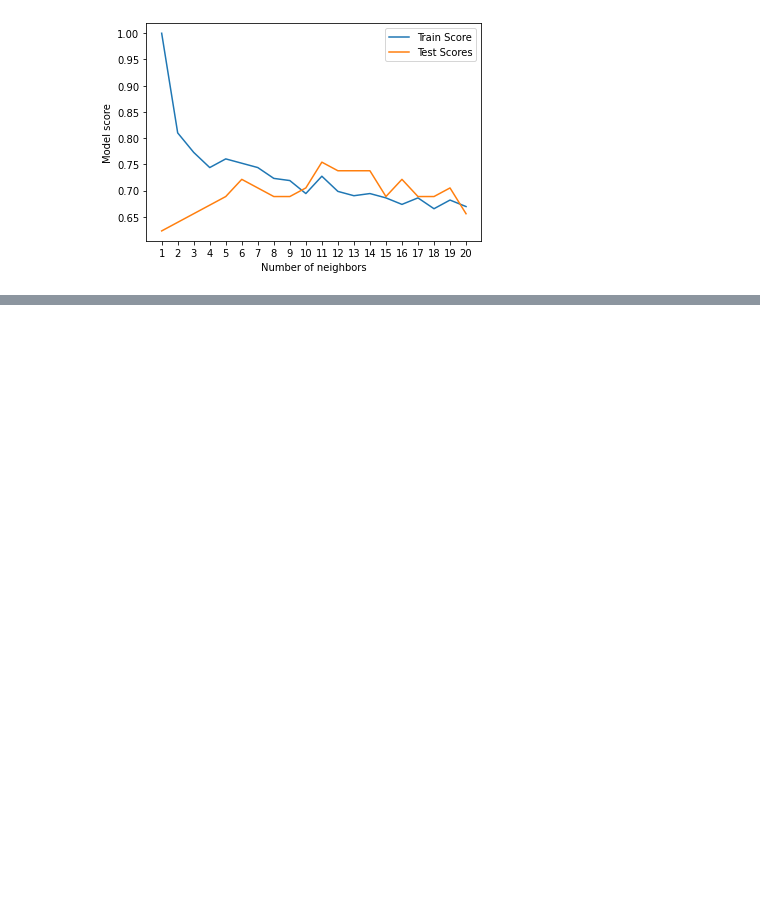
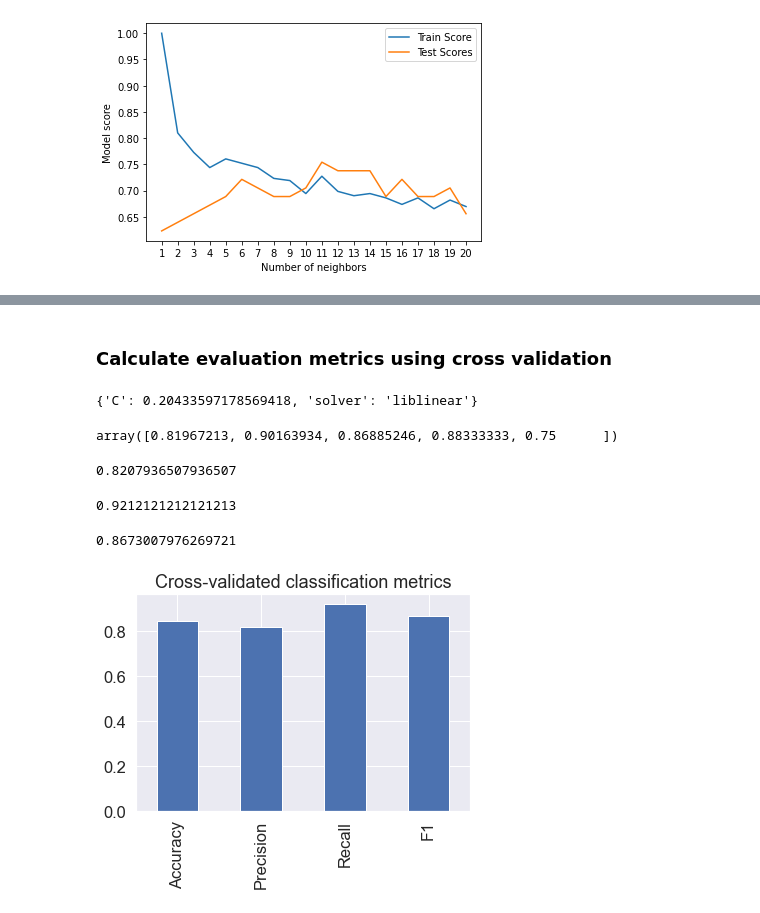
Before and after one commit to AbhishekChamp/Machine_Learning_ZTM, a Jupyter notebook: 02_Milestone_Project_1/end_to_end_heart_disease_classification.ipynb, the cells around one changed output, grey strips where cells are left out. Cells and saved outputs as stored; diff of their text form; code cells hidden in the pictures; blank space fills up the shorter version.

```diff
--- a/02_Milestone_Project_1/end_to_end_heart_disease_classification.ipynb
+++ b/02_Milestone_Project_1/end_to_end_heart_disease_classification.ipynb
@@ -473,0 +648,7 @@ Maximum KNN score on the train data: 100.00%
+# %% [markdown]
+### Calculate evaluation metrics using cross validation
+# %%
+# Check best parameters
+gs_log_reg.best_params_
+# %% [output]
+{'C': 0.20433597178569418, 'solver': 'liblinear'}
@@ -473,0 +658,6 @@ Maximum KNN score on the train data: 100.00%
+# %%
+# Cross-validated accuracy
+cv_acc = cross_val_score(clf, X, y, cv=5, scoring='accuracy')
+cv_acc
+# %% [output]
+array([0.81967213, 0.90163934, 0.86885246, 0.88333333, 0.75      ])
@@ -473,0 +666,35 @@ Maximum KNN score on the train data: 100.00%
+# %%
+# Cross-validated metrics
+def cross_val(scoring):
+    cv_metric = cross_val_score(clf, X, y, cv=5, scoring=scoring)
+    cv_metric = np.mean(cv_metric)
+    return cv_metric
+# %%
+# Cross-validated precision
+cv_precision = cross_val('precision')
+cv_precision
+# %% [output]
+0.8207936507936507
+# %%
+# Cross-validated recall
+cv_recall = cross_val('recall')
+cv_recall
+# %% [output]
+0.9212121212121213
+# %%
+# Cross-validated f1-score
+cv_f1 = cross_val('f1')
+cv_f1
+# %% [output]
+0.8673007976269721
+# %%
+# Visualize cross-validated metrics
+cv_metrics = pd.DataFrame({'Accuracy': cv_acc,
+                            'Precision': cv_precision,
+                            'Recall': cv_recall,
+                            'F1': cv_f1},
+                            index=[0])
+
+plt = cv_metrics.T.plot.bar(title="Cross-validated classification metrics", legend=False)
+# %% [output]
+[figure, added]
```
Also changed, not shown: parts of 27 cells of this notebook.
